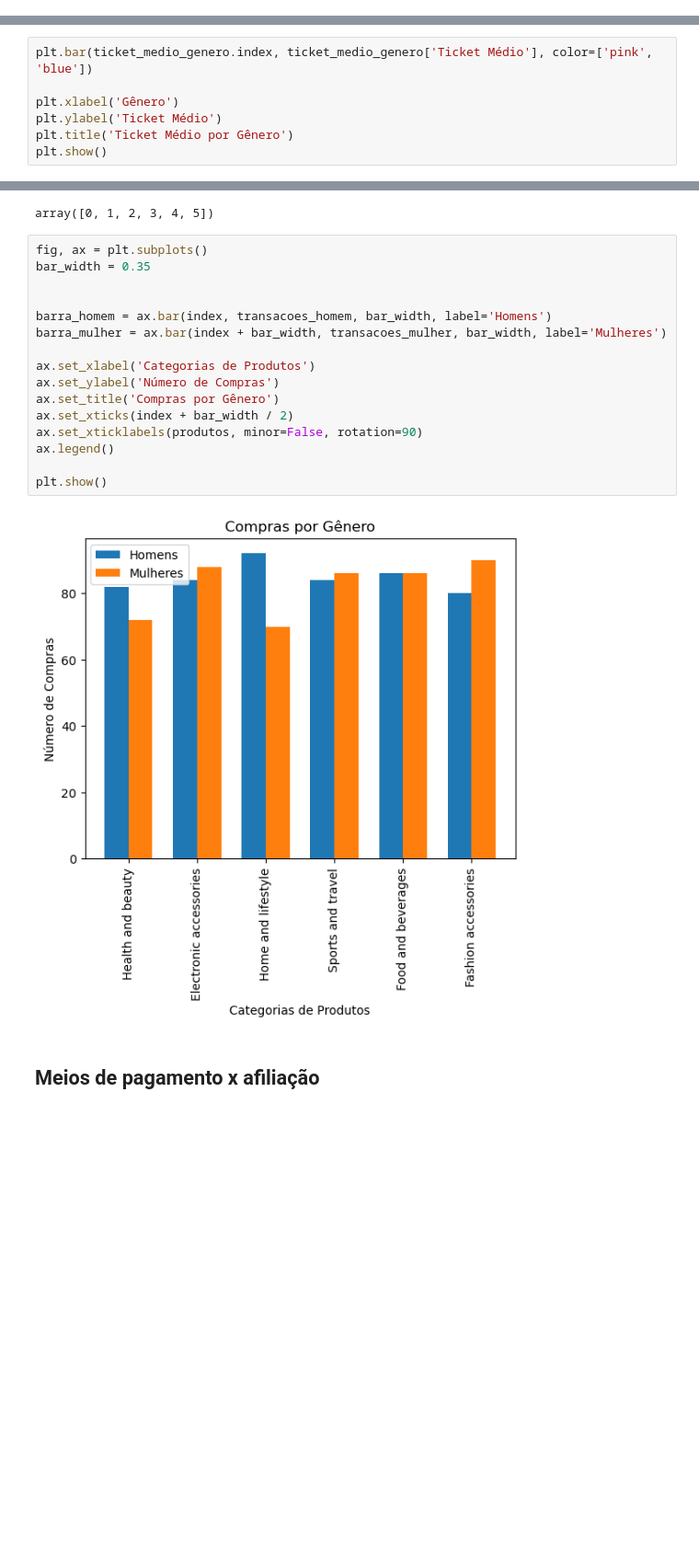
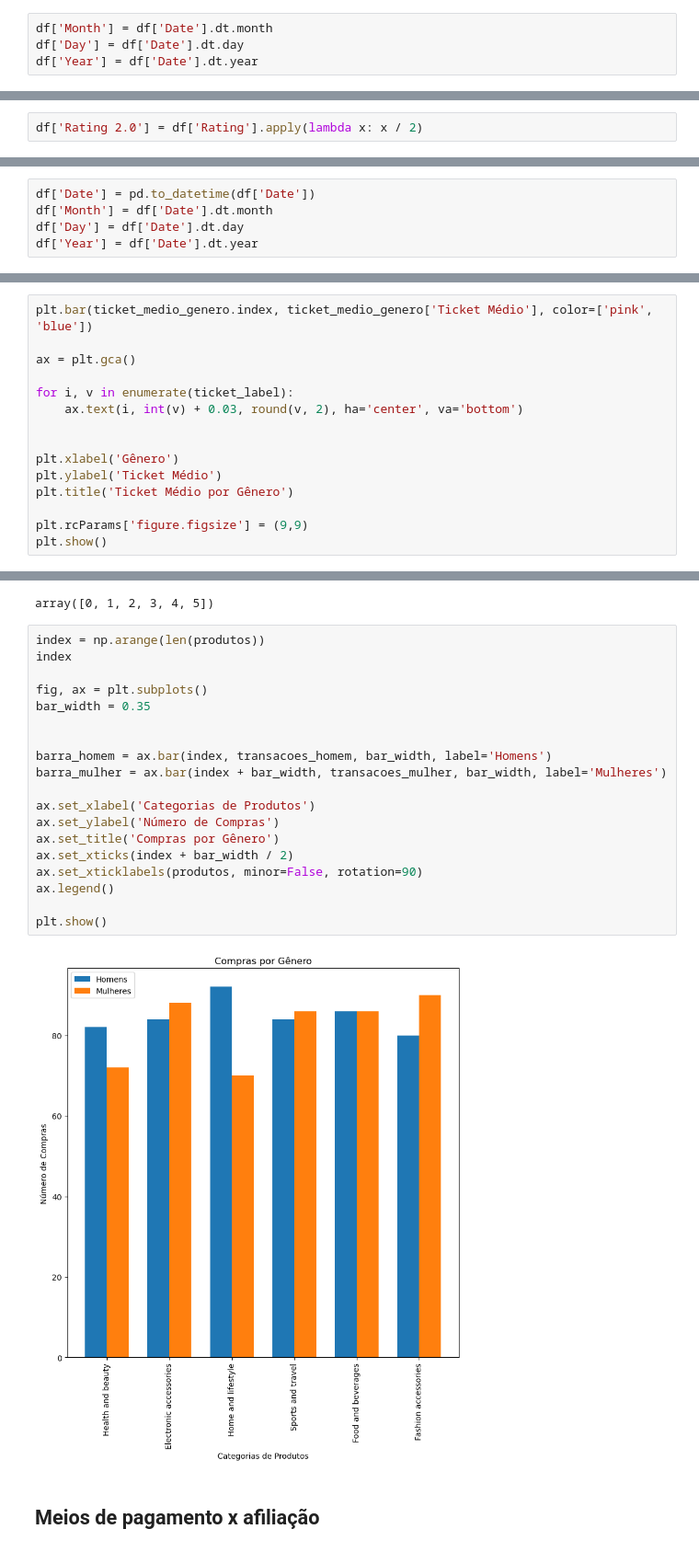
Before and after one commit to leonildolinck/ada-projeto-tecnicas-de-programacao, a Jupyter notebook: Projeto-Notebook.ipynb, the cells around one changed output, grey strips where cells are left out. Shown at 92% size. Drawn from its saved outputs; the diff is of its cells as text; blank space fills up the shorter version.

```diff
--- a/Projeto-Notebook.ipynb
+++ b/Projeto-Notebook.ipynb
@@ -194,0 +311,4 @@ plt.show()
+# %%
+df['Month'] = df['Date'].dt.month
+df['Day'] = df['Date'].dt.day
+df['Year'] = df['Date'].dt.year
@@ -194,0 +340,2 @@ plt.show()
+# %%
+df['Rating 2.0'] = df['Rating'].apply(lambda x: x / 2)
@@ -194,0 +390,5 @@ plt.show()
+# %%
+df['Date'] = pd.to_datetime(df['Date'])
+df['Month'] = df['Date'].dt.month
+df['Day'] = df['Date'].dt.day
+df['Year'] = df['Date'].dt.year
@@ -271,8 +477,16 @@ Male    160341.090          508    315.632067
 # %%
 plt.bar(ticket_medio_genero.index, ticket_medio_genero['Ticket Médio'], color=['pink', 'blue'])
+
+ax = plt.gca()
+
+for i, v in enumerate(ticket_label):
+    ax.text(i, int(v) + 0.03, round(v, 2), ha='center', va='bottom')
+
 
 plt.xlabel('Gênero')
 plt.ylabel('Ticket Médio')
 plt.title('Ticket Médio por Gênero')
+
+plt.rcParams['figure.figsize'] = (9,9)
 plt.show()
 # %% [output]
@@ -394,23 +625,26 @@ index
 # %% [output]
 array([0, 1, 2, 3, 4, 5])
 # %%
+index = np.arange(len(produtos))
+index
+
 fig, ax = plt.subplots()
 bar_width = 0.35
 
 
 barra_homem = ax.bar(index, transacoes_homem, bar_width, label='Homens')
 barra_mulher = ax.bar(index + bar_width, transacoes_mulher, bar_width, label='Mulheres')
 
 ax.set_xlabel('Categorias de Produtos')
 ax.set_ylabel('Número de Compras')
 ax.set_title('Compras por Gênero')
 ax.set_xticks(index + bar_width / 2)
 ax.set_xticklabels(produtos, minor=False, rotation=90)
 ax.legend()
 
 plt.show()
 # %% [output]
-[figure, old version]
+[figure, new version]
 # %% [markdown]
 ## Meios de pagamento x afiliação
 # %%
```
Also changed, not shown: parts of 80 cells of this notebook.
